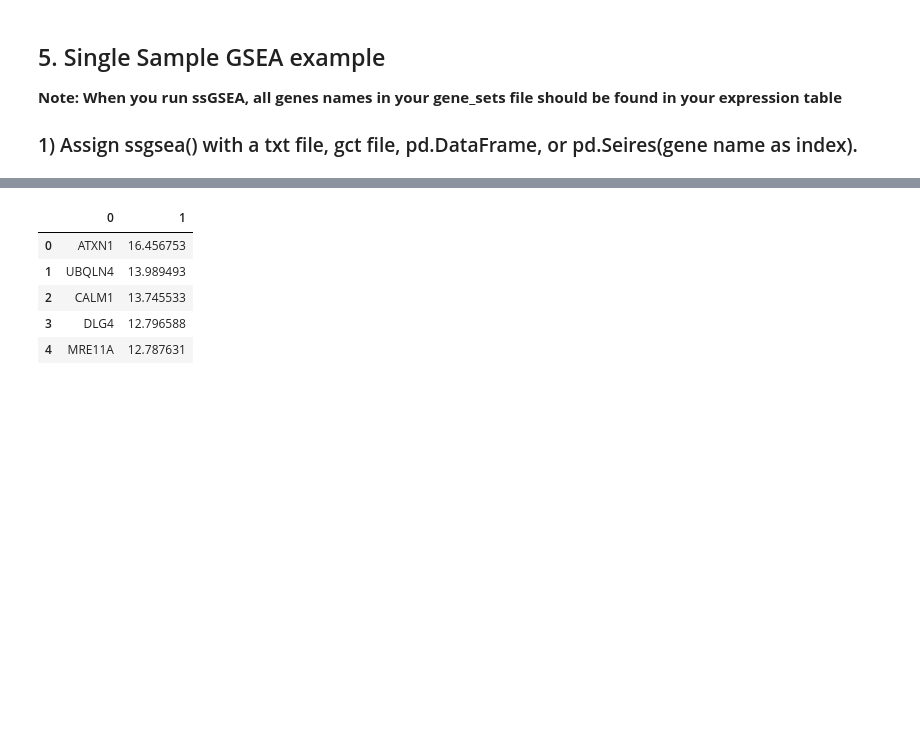
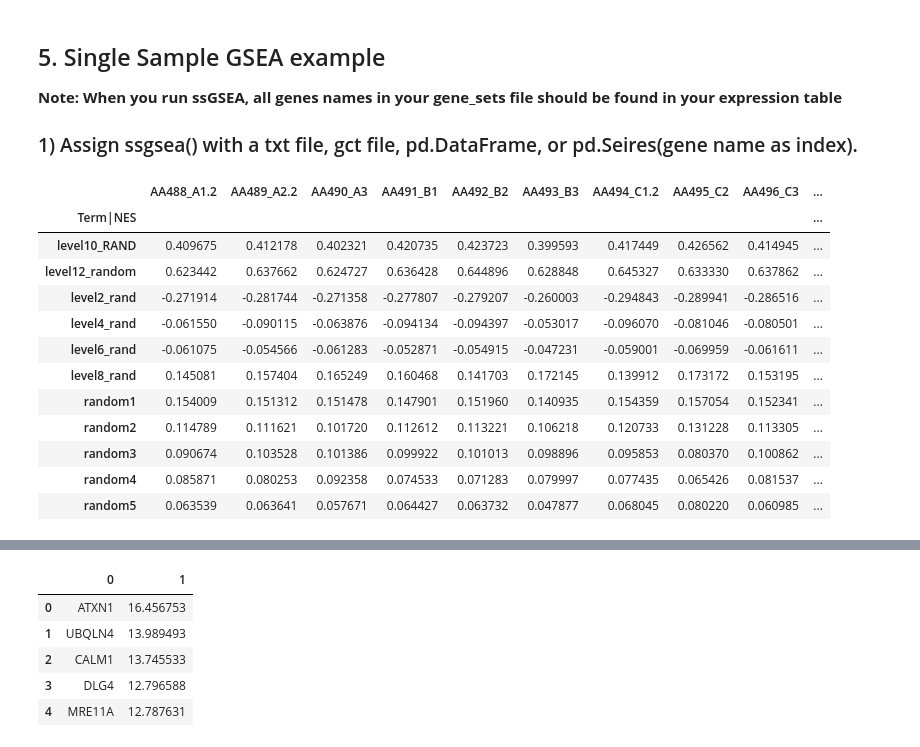
Before and after one commit to zqfang/GSEApy, a Jupyter notebook: docs/gseapy_example.ipynb, the cells around one changed output, grey strips where cells are left out. Cells and saved outputs as stored; diff of their text form; code cells hidden in the pictures; blank space fills up the shorter version.

```diff
--- a/docs/gseapy_example.ipynb
+++ b/docs/gseapy_example.ipynb
@@ -299,3 +293,19 @@ ss = gp.ssgsea(data="./data/testSet_rand1200.gct",
                permutation_num=0, # skip permutation procedure, because you do need it
                no_plot=True, # skip plotting to speed up
                processes=4, format='png')
+# %%
+ss.res2d
+# %% [output]
+|  | AA488_A1.2 | AA489_A2.2 | AA490_A3 | AA491_B1 | AA492_B2 | AA493_B3 | AA494_C1.2 | AA495_C2 | AA496_C3 | ... |
+| Term|NES |  |  |  |  |  |  |  |  |  | ... |
+| level10_RAND | 0.409675 | 0.412178 | 0.402321 | 0.420735 | 0.423723 | 0.399593 | 0.417449 | 0.426562 | 0.414945 | ... |
+| level12_random | 0.623442 | 0.637662 | 0.624727 | 0.636428 | 0.644896 | 0.628848 | 0.645327 | 0.633330 | 0.637862 | ... |
+| level2_rand | -0.271914 | -0.281744 | -0.271358 | -0.277807 | -0.279207 | -0.260003 | -0.294843 | -0.289941 | -0.286516 | ... |
+| level4_rand | -0.061550 | -0.090115 | -0.063876 | -0.094134 | -0.094397 | -0.053017 | -0.096070 | -0.081046 | -0.080501 | ... |
+| level6_rand | -0.061075 | -0.054566 | -0.061283 | -0.052871 | -0.054915 | -0.047231 | -0.059001 | -0.069959 | -0.061611 | ... |
+| level8_rand | 0.145081 | 0.157404 | 0.165249 | 0.160468 | 0.141703 | 0.172145 | 0.139912 | 0.173172 | 0.153195 | ... |
+| random1 | 0.154009 | 0.151312 | 0.151478 | 0.147901 | 0.151960 | 0.140935 | 0.154359 | 0.157054 | 0.152341 | ... |
+| random2 | 0.114789 | 0.111621 | 0.101720 | 0.112612 | 0.113221 | 0.106218 | 0.120733 | 0.131228 | 0.113305 | ... |
+| random3 | 0.090674 | 0.103528 | 0.101386 | 0.099922 | 0.101013 | 0.098896 | 0.095853 | 0.080370 | 0.100862 | ... |
+| random4 | 0.085871 | 0.080253 | 0.092358 | 0.074533 | 0.071283 | 0.079997 | 0.077435 | 0.065426 | 0.081537 | ... |
+| random5 | 0.063539 | 0.063641 | 0.057671 | 0.064427 | 0.063732 | 0.047877 | 0.068045 | 0.080220 | 0.060985 | ... |
```
Also changed, not shown: parts of 21 cells of this notebook.
